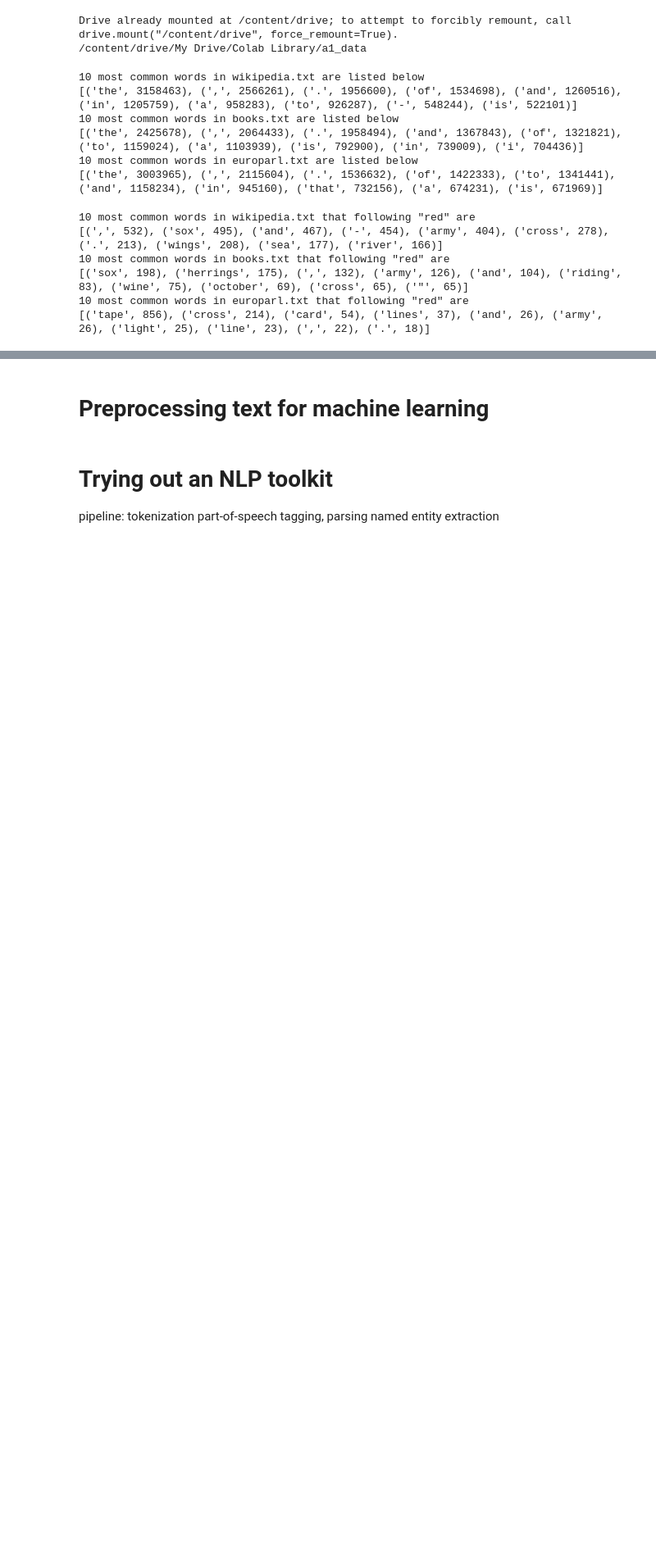
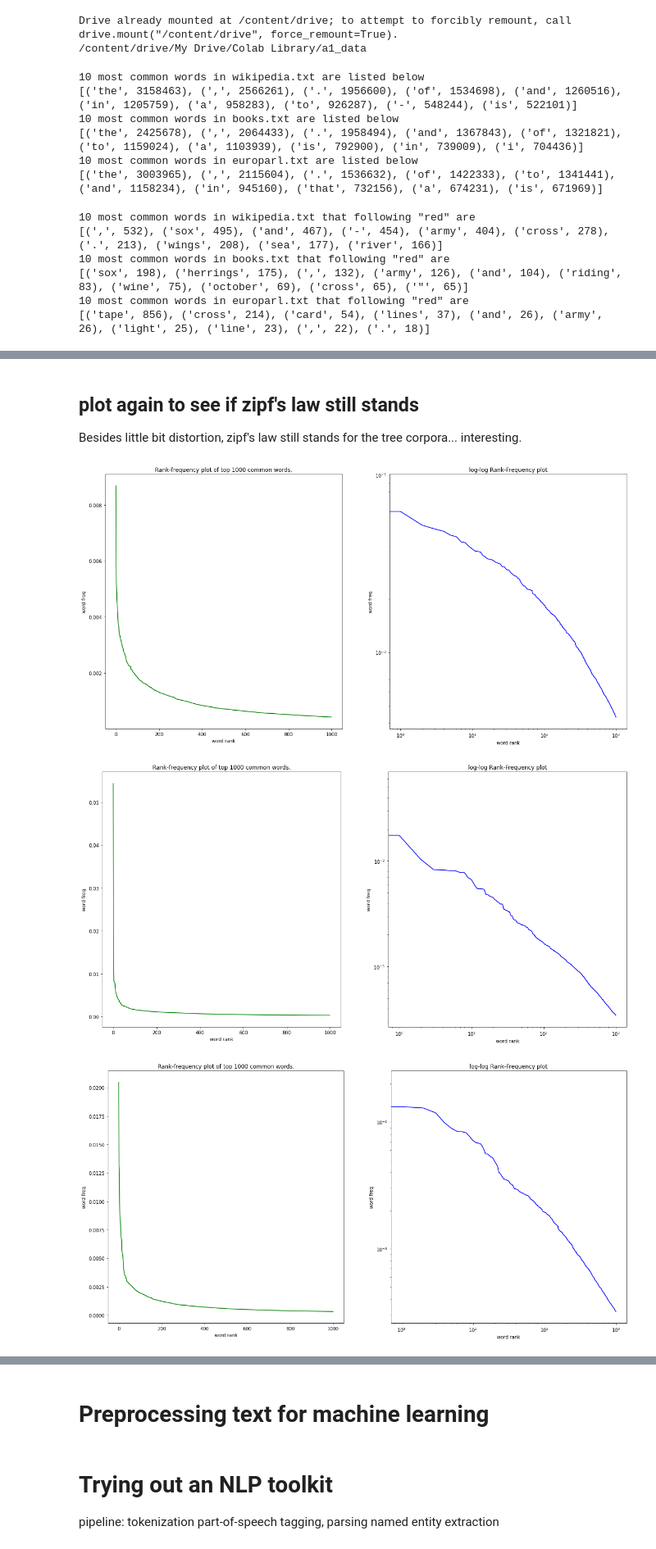
Before and after one commit to yolia/MPCAS_Course, a Jupyter notebook: NLP_HW1.ipynb, the cells around one changed output, grey strips where cells are left out. Shown at 82% size. Cells and saved outputs as stored; diff of their text form; code cells hidden in the pictures; blank space fills up the shorter version.

```diff
--- a/NLP_HW1.ipynb
+++ b/NLP_HW1.ipynb
@@ -110,0 +164,13 @@ for id in range(3):
+# %%
+# Just play with code to see if I can dig something
+import copy
+meaningful_freqs = copy.deepcopy(freqs)
+MARKS = ['*', ',', ';', '<', '=', '>', "''",'%','[', '\\', ']', '^', '_', '`', '{', '|', '}', '~', "'", '?', '/','"',"!", ")", "-", "(", "+", '“', '„', '.', ':']
+luck_list = list(nlp.Defaults.stop_words)
+for id in range(3):
+  for stopwords in (luck_list):
+    if stopwords in meaningful_freqs[id]:
+      del meaningful_freqs[id][stopwords]
+  for mark in (MARKS):
+    if mark in meaningful_freqs[id]:
+      del meaningful_freqs[id][mark]
@@ -110,0 +199,10 @@ for id in range(3):
+# %% [markdown]
+## plot again to see if zipf's law still stands
+Besides little bit distortion, zipf's law still stands for the tree corpora... interesting.
+# %%
+for id in range(3):
+  plot_zipf(meaningful_freqs[id], 1000)
+# %% [output]
+[figure, added]
+[figure, added]
+[figure, added]
```
Also changed, not shown: parts of 22 cells of this notebook.
